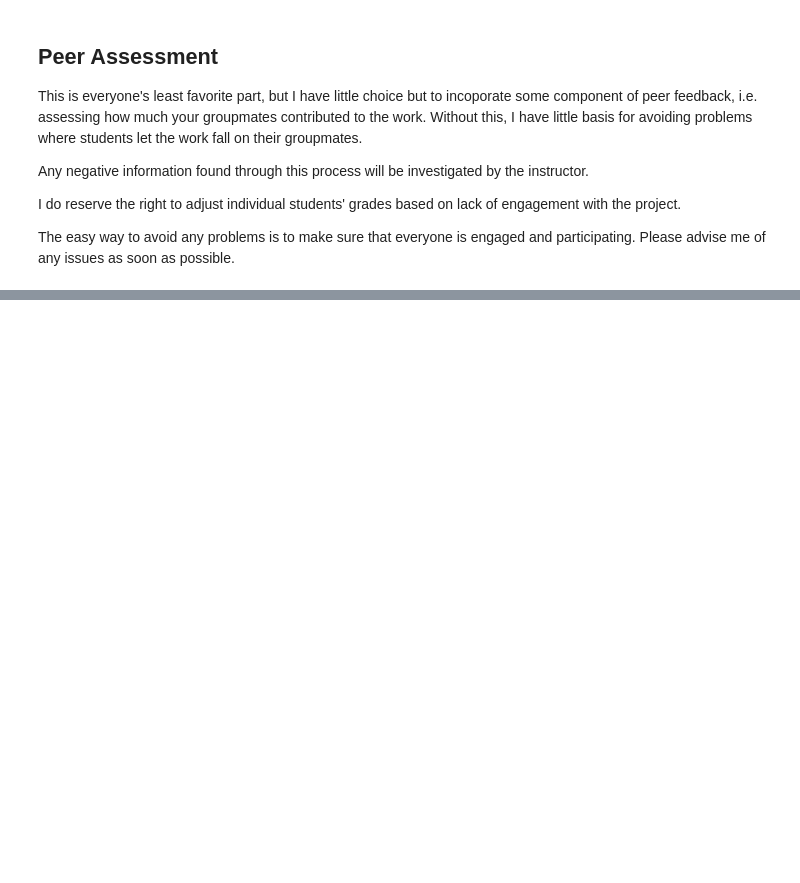
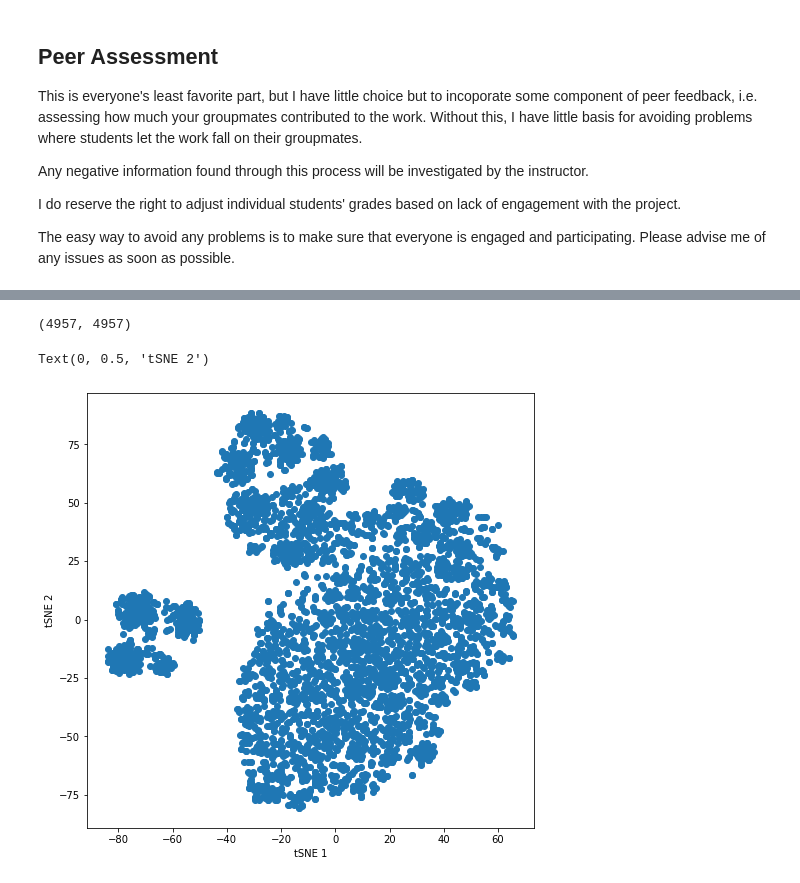
Before and after one commit to BohangWei/FDS-Final-Project, a Jupyter notebook: FinalProjectFall2021.ipynb, the cells around one changed output, grey strips where cells are left out. Drawn from its saved outputs; the diff is of its cells as text; code cells hidden in the pictures; blank space fills up the shorter version.

```diff
--- a/FinalProjectFall2021.ipynb
+++ b/FinalProjectFall2021.ipynb
@@ -81,0 +263,4 @@ Requirement already satisfied: threadpoolctl>=2.0.0 in /Users/junichikoganemaru/
+# %%
+X = X.drop(columns = ['POOL_ID', 'ZIP', 'ORIG_DATE'])
+# %%
+X_withoutID = X.drop(columns = ['LOAN_ID'])
@@ -81,0 +285,7 @@ Requirement already satisfied: threadpoolctl>=2.0.0 in /Users/junichikoganemaru/
+# %%
+#Calculating distance matrix w.r.t. Gowers similarity metric
+dist_matrix = gower.gower_matrix(X_withoutID)
+# %%
+dist_matrix.shape
+# %% [output]
+(4957, 4957)
@@ -81,0 +296,11 @@ Requirement already satisfied: threadpoolctl>=2.0.0 in /Users/junichikoganemaru/
+# %%
+X_tsne = TSNE(n_components=2, metric = 'precomputed').fit_transform(dist_matrix)
+X_umap = umap.UMAP(metric = 'precomputed').fit_transform(dist_matrix)
+# %%
+plt.figure(figsize=(8,8))
+plt.scatter(X_tsne [:,0],X_tsne [:,1])
+plt.xlabel('tSNE 1')
+plt.ylabel('tSNE 2')
+# %% [output]
+Text(0, 0.5, 'tSNE 2')
+[figure, added]
```
Also changed, not shown: parts of 49 cells of this notebook.
